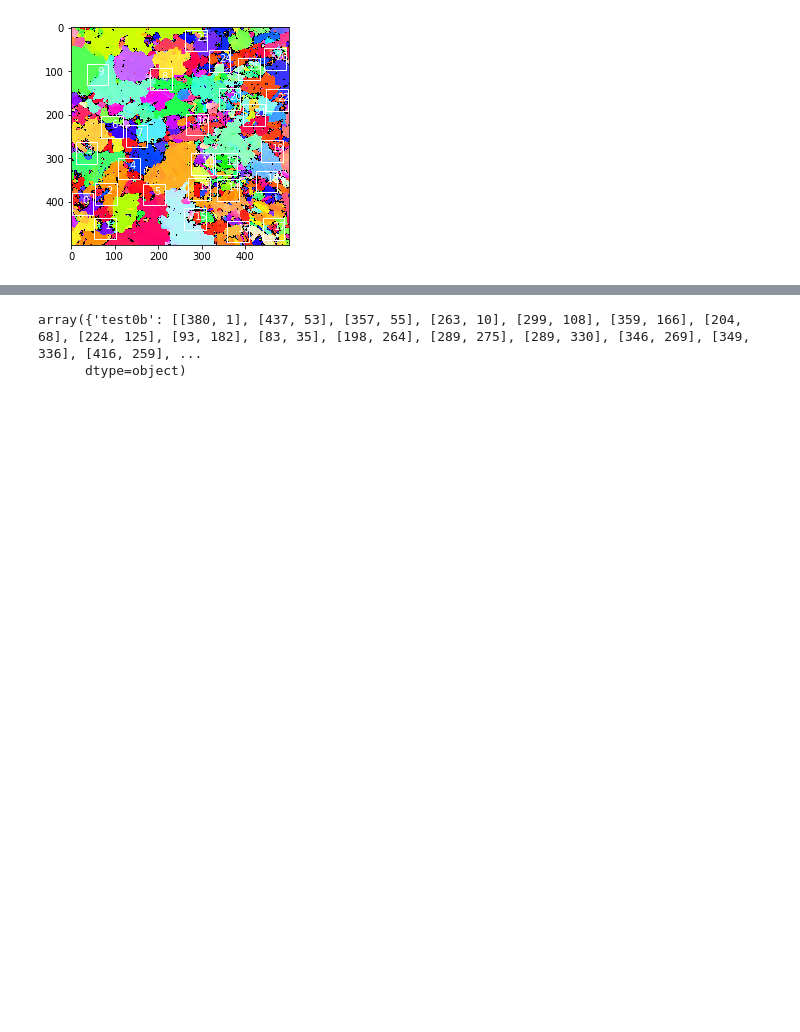
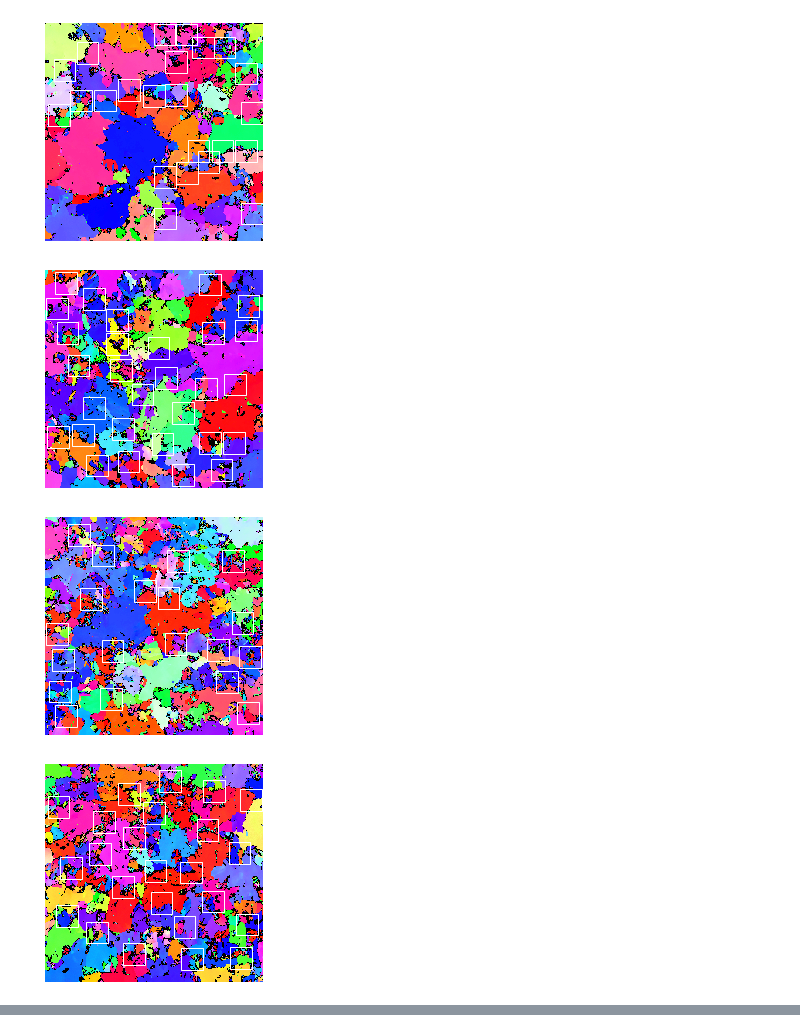
Before and after one commit to tsukiyashirokisaki/dp780, a Jupyter notebook: clear_label/validate.ipynb, the cells around one changed output, grey strips where cells are left out. Drawn from its saved outputs; the diff is of its cells as text; code cells hidden in the pictures; blank space fills up the shorter version.

```diff
--- a/clear_label/validate.ipynb
+++ b/clear_label/validate.ipynb
@@ -24,25 +29,33 @@ for i in range(len(ret)):
         app.append([500-int(ret[i][j][1])-50,int(ret[i][j][0])])
     ret_.append(app)
 # %%
-corner = np.load("output/train_corner_0.npy")
-dic = dict()
-dic["test0b"]=ret_[0]
-dic["test1b"]=ret_[1]
-dic["train1b"]=ret_[2]
-dic["train2b"]=ret_[3]
-dic["train0b"]=corner.tolist()
+# corner = np.load("output/train_corner_0.npy")
+# dic = dict()
+# dic["test0b"]=ret_[0]
+# dic["test1b"]=ret_[1]
+# dic["train1b"]=ret_[2]
+# dic["train2b"]=ret_[3]
+# dic["train0b"]=corner.tolist()
 # %%
-img = cv2.imread("input/test0b.tif")
-corner = dic["test0b"]
-fig,ax = plt.subplots(1)
-ax.imshow(img)
-for i in range(len(corner)):
-    sample_y,sample_x = corner[i]
-    h,w=50,50
-    rect = patches.Rectangle((sample_x,sample_y),50,50,linewidth=1,edgecolor='w',facecolor='none')
-    ax.add_patch(rect)
-    plt.text(sample_x+25, sample_y+25,str(i),color="w")
-# plt.savefig("output/train1b-2.png",dpi=600)
-plt.show()
+dic=torch.load("../data/corner.pkl")
+for ele in ["train","test"]:
+    path="../data/"+ele+"/"
+    for date in os.listdir(path):
+        img = ipfread(path+date+"/before/")[:,:,6:][...,[2,1,0]]
+        corner = dic[date]
+        fig,ax = plt.subplots(1)
+        ax.axis("off")
+        ax.imshow(img)
+        for i in range(len(corner)):
+            sample_y,sample_x = corner[i]
+            h,w=50,50
+            rect = patches.Rectangle((sample_x,sample_y),50,50,linewidth=1,edgecolor='w',facecolor='none')
+            ax.add_patch(rect)
+        #     plt.text(sample_x+25, sample_y+25,str(i),color="w")
+        plt.savefig("../output/%s_%s.png"%(ele,date),dpi=600,bbox_inches='tight',pad_inches=0)
+        plt.show()
 # %% [output]
-[figure, old version]
+[figure, new version]
+[figure, added]
+[figure, added]
+[figure, added]
@@ -51,5 +62,0 @@ np.save("output/corner.npy",dic)
-# %%
-np.load("output/corner.npy",allow_pickle=1)
-# %% [output]
-array({'test0b': [[380, 1], [437, 53], [357, 55], [263, 10], [299, 108], [359, 166], [204, 68], [224, 125], [93, 182], [83, 35], [198, 264], [289, 275], [289, 330], [346, 269], [349, 336], [416, 259], ...
-      dtype=object)
```
Also changed, not shown: parts of 4 cells of this notebook, 7 other files.
